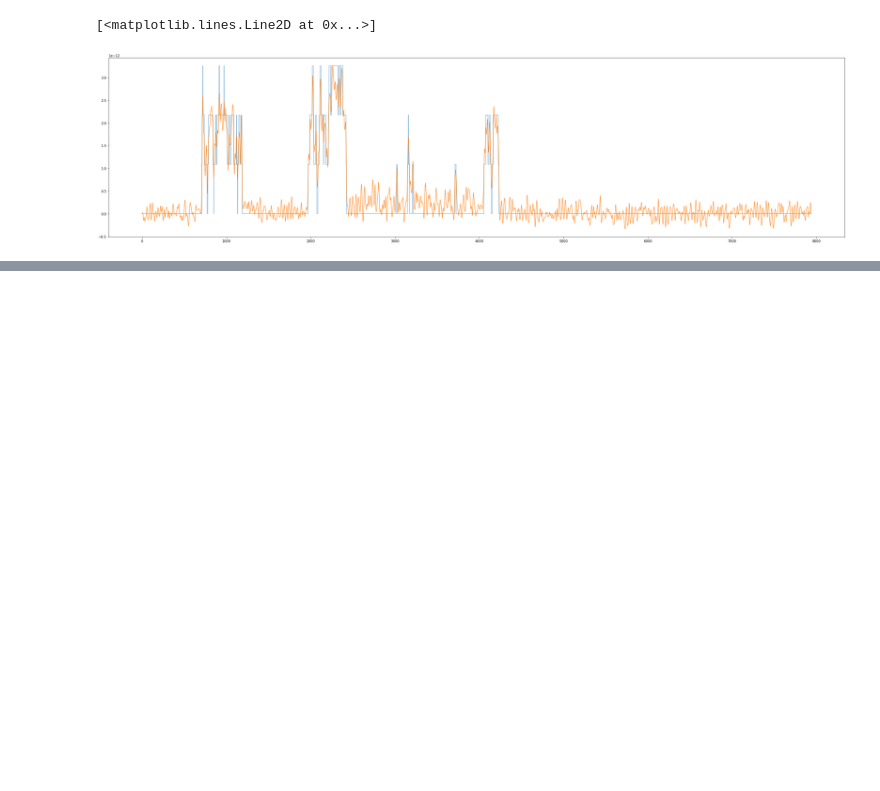
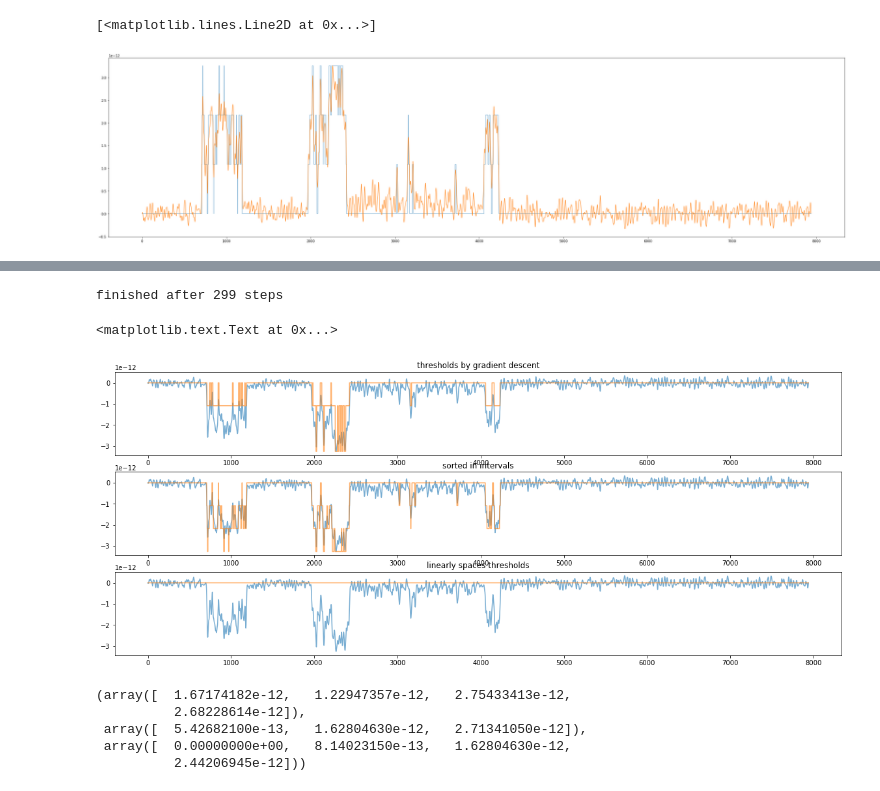
Before and after one commit to AGPlested/ASCAM, a Jupyter notebook: model.ipynb, the cells around one changed output, grey strips where cells are left out. Drawn from its saved outputs; the diff is of its cells as text; code cells hidden in the pictures; blank space fills up the shorter version.

```diff
--- a/model.ipynb
+++ b/model.ipynb
@@ -261,0 +305,51 @@ def ssd(x,y):
+# %%
+from functools import partial
+loss_train = partial(loss, signal)
+# %%
+# thetas = np.linspace(0,1,5)[:-1]*np.max(np.abs(signal))
+thetas = np.random.uniform(0,1*np.max(np.abs(signal)),size=4)
+dE = 1
+eta = .5
+l_old = loss_train(thetas)
+i = 1
+while dE>1e-4:
+#     print('step ',i)
+    i+=1
+    df = eval_numerical_gradient(loss_train, thetas)
+    thetas-= eta*df
+    l_new = loss_train(thetas)
+    dE = np.abs(l_new-l_old)/l_old
+    l_old = l_new
+    eta*=.95
+#     print('current dE%.2d'%dE)
+print('finished after %.d steps' %i)
+# %% [output]
+finished after 299 steps
+# %%
+plt.figure(figsize=(20,8))
+ideal, sm = multilevel_threshold(signal,thetas)
+plt.subplot(311)
+plt.plot(signal,alpha=.6)
+plt.plot(-ideal*sm,alpha=.6)
+plt.title('thresholds by gradient descent')
+plt.subplot(312)
+ideal, sm = multilevel_threshold(signal,np.linspace(0,1,5)[:-1]*np.max(np.abs(signal)))
+plt.plot(signal,alpha=.6)
+plt.plot(-ideal*sm,alpha=.6)
+plt.title('sorted in intervals')
+plt.subplot(313)
+ideal, sm = tc(signal,t)
+plt.plot(signal,alpha=.6)
+plt.plot(-ideal*sm,alpha=.6)
+plt.title('linearly spaces thresholds')
+# %% [output]
+<matplotlib.text.Text at 0x...>
+[figure, added]
+# %%
+thetas, t, np.linspace(0,1,5)[:-1]*np.max(np.abs(signal))
+# %% [output]
+(array([  1.67174182e-12,   1.22947357e-12,   2.75433413e-12,
+          2.68228614e-12]),
+ array([  5.42682100e-13,   1.62804630e-12,   2.71341050e-12]),
+ array([  0.00000000e+00,   8.14023150e-13,   1.62804630e-12,
+          2.44206945e-12]))
```
Also changed, not shown: parts of 30 cells of this notebook.
